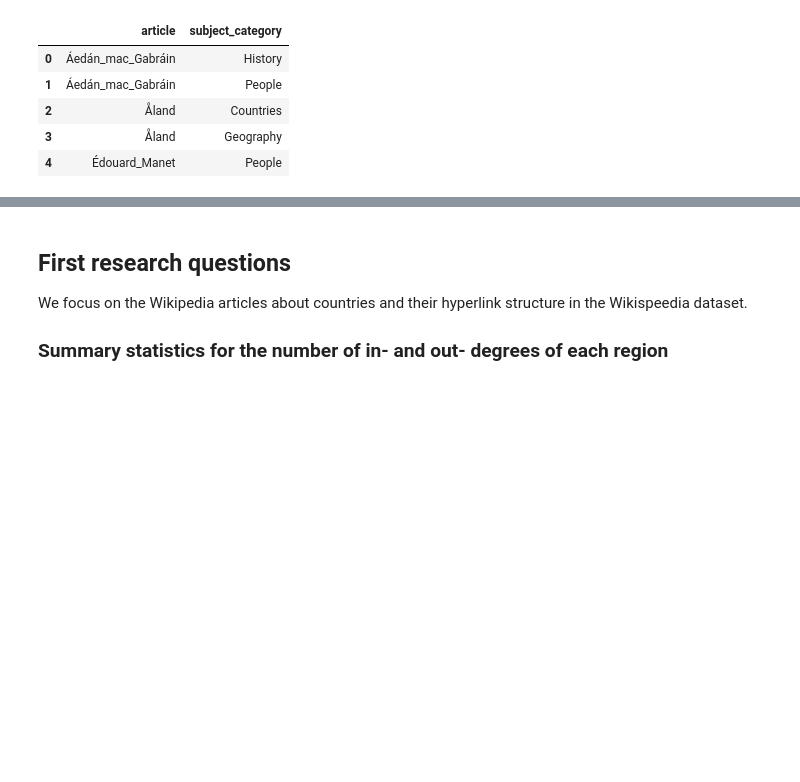
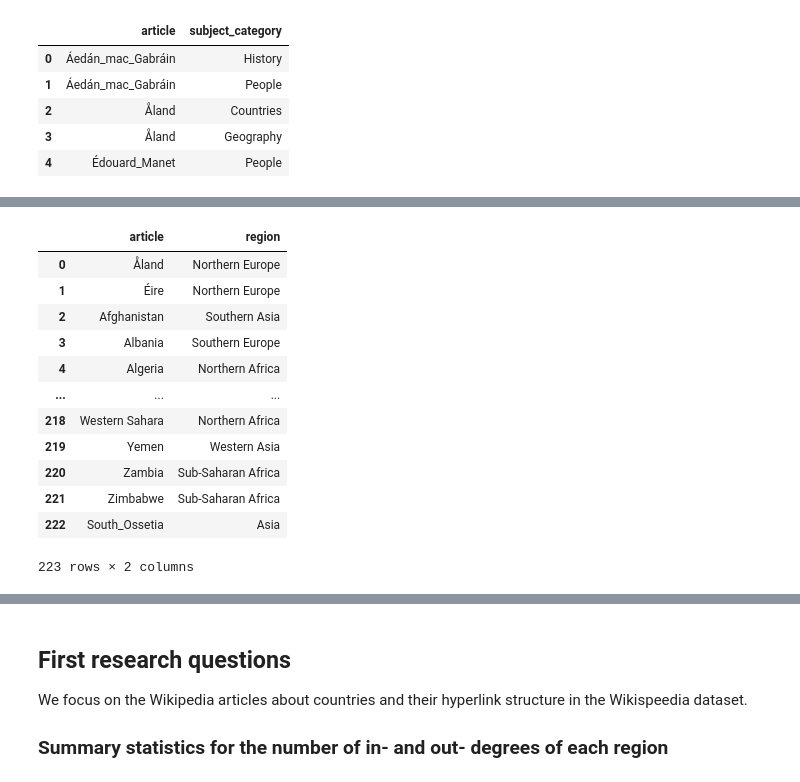
Before and after one commit to epfl-ada/ada-2023-project-jellyfish401, a Jupyter notebook: p2.ipynb, the cells around one changed output, grey strips where cells are left out. Drawn from its saved outputs; the diff is of its cells as text; code cells hidden in the pictures; blank space fills up the shorter version.

```diff
--- a/p2.ipynb
+++ b/p2.ipynb
@@ -246,33 +276,48 @@ def get_region(country, DataFrame_with_regions, names_to_replace):
     """
     country = country.replace('_',' ')
     if country in DataFrame_with_regions['Country or Area'].values:
-        region = DataFrame_with_regions[DataFrame_with_regions['Country or Area'] == country]['Region Name'].values
+        region = DataFrame_with_regions[DataFrame_with_regions['Country or Area'] == country]['Sub-region Name'].values
         # print(type(region))
         return region[0]
     elif names_to_replace.get(country) != None:
         new_country = names_to_replace[country]
-        region = DataFrame_with_regions[DataFrame_with_regions['Country or Area'] == new_country]['Region Name'].values
+        region = DataFrame_with_regions[DataFrame_with_regions['Country or Area'] == new_country]['Sub-region Name'].values
         if len(region) > 0:
             return region[0]
         else:
             return ""
     else:
         return np.nan
 
 # Creating a dictionary to map each country to its continent (region).
 country_to_region = {}
 
 for country in countries:
     country_to_region[country] = get_region(country, UN_countries, replacement_countries)
 
 # 'Kosovo' and 'South_Ossetia' are added manually as they are not present in the UN dataframe.
 country_to_region['Kosovo'] = 'Europe'
 country_to_region['South_Ossetia'] = 'Asia'
 
 df_country_region = pd.DataFrame.from_dict(country_to_region,
                                            orient='index',
                                            dtype=None,
                                            columns=['region'])
 
 df_country_region.reset_index(inplace=True)
 df_country_region.rename(columns={"index": "article"}, inplace=True)
+display(df_country_region)
+# %% [output]
+|  | article | region |
+| 0 | Åland | Northern Europe |
+| 1 | Éire | Northern Europe |
+| 2 | Afghanistan | Southern Asia |
+| 3 | Albania | Southern Europe |
+| 4 | Algeria | Northern Africa |
+| ... | ... | ... |
+| 218 | Western Sahara | Northern Africa |
+| 219 | Yemen | Western Asia |
+| 220 | Zambia | Sub-Saharan Africa |
+| 221 | Zimbabwe | Sub-Saharan Africa |
+| 222 | South_Ossetia | Asia |
+223 rows × 2 columns
```
Also changed, not shown: parts of 23 cells of this notebook, 2 other files.
